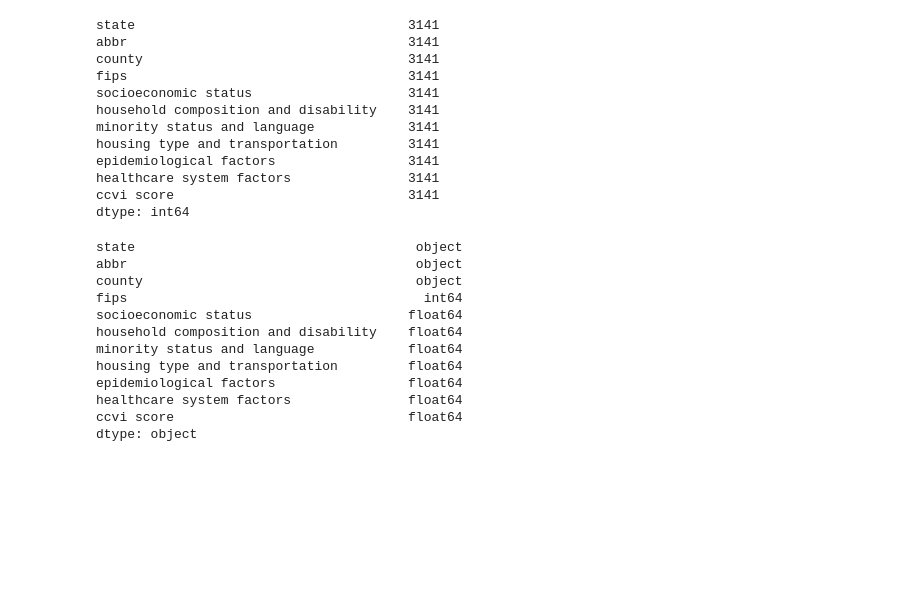
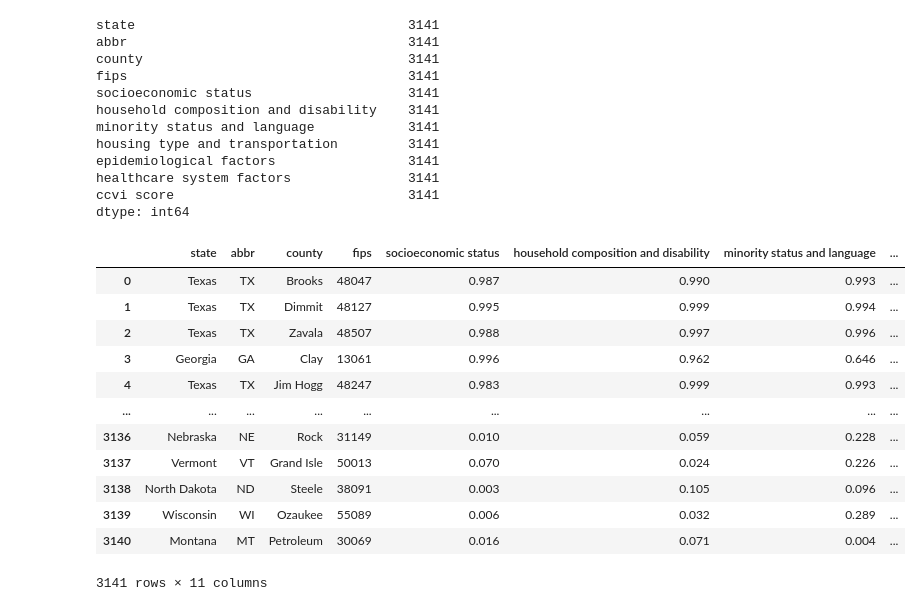
Before and after one commit to kpessa/project-2, a Jupyter notebook: data-cleaning/cleaning.ipynb, the cells around one changed output. Saved outputs shown, nothing was run; the diff lists cells and outputs as text; code cells hidden in the pictures; blank space fills up the shorter version.

```diff
--- a/data-cleaning/cleaning.ipynb
+++ b/data-cleaning/cleaning.ipynb
@@ -143,20 +119,21 @@ ccvi score                              3141
 dtype: int64
 # %%
 # Final vulnerability DF
-v_df.dtypes
+v_df
 # %% [output]
+|  | state | abbr | county | fips | socioeconomic status | household composition and disability | minority status and language | ... |
+| 0 | Texas | TX | Brooks | 48047 | 0.987 | 0.990 | 0.993 | ... |
+| 1 | Texas | TX | Dimmit | 48127 | 0.995 | 0.999 | 0.994 | ... |
+| 2 | Texas | TX | Zavala | 48507 | 0.988 | 0.997 | 0.996 | ... |
+| 3 | Georgia | GA | Clay | 13061 | 0.996 | 0.962 | 0.646 | ... |
+| 4 | Texas | TX | Jim Hogg | 48247 | 0.983 | 0.999 | 0.993 | ... |
+| ... | ... | ... | ... | ... | ... | ... | ... | ... |
+| 3136 | Nebraska | NE | Rock | 31149 | 0.010 | 0.059 | 0.228 | ... |
+| 3137 | Vermont | VT | Grand Isle | 50013 | 0.070 | 0.024 | 0.226 | ... |
+| 3138 | North Dakota | ND | Steele | 38091 | 0.003 | 0.105 | 0.096 | ... |
+| 3139 | Wisconsin | WI | Ozaukee | 55089 | 0.006 | 0.032 | 0.289 | ... |
+| 3140 | Montana | MT | Petroleum | 30069 | 0.016 | 0.071 | 0.004 | ... |
-state                                    object
-abbr                                     object
-county                                   object
-fips                                      int64
-socioeconomic status                    float64
-household composition and disability    float64
-minority status and language            float64
-housing type and transportation         float64
-epidemiological factors                 float64
-healthcare system factors               float64
-ccvi score                              float64
-dtype: object
+3141 rows × 11 columns
 # %%
 # Cleaning median income data
 income_df = med_income_df
```
Also changed, not shown: parts of 10 cells of this notebook.
